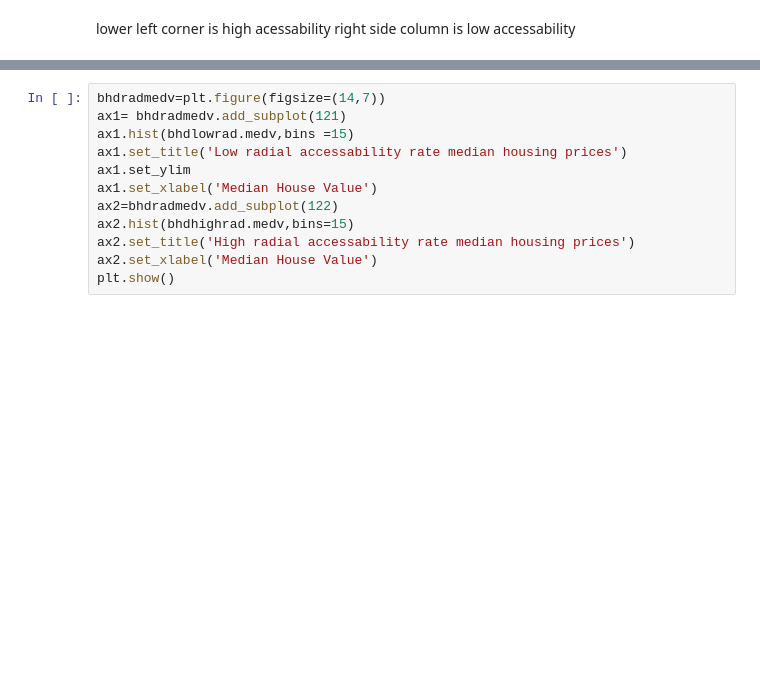
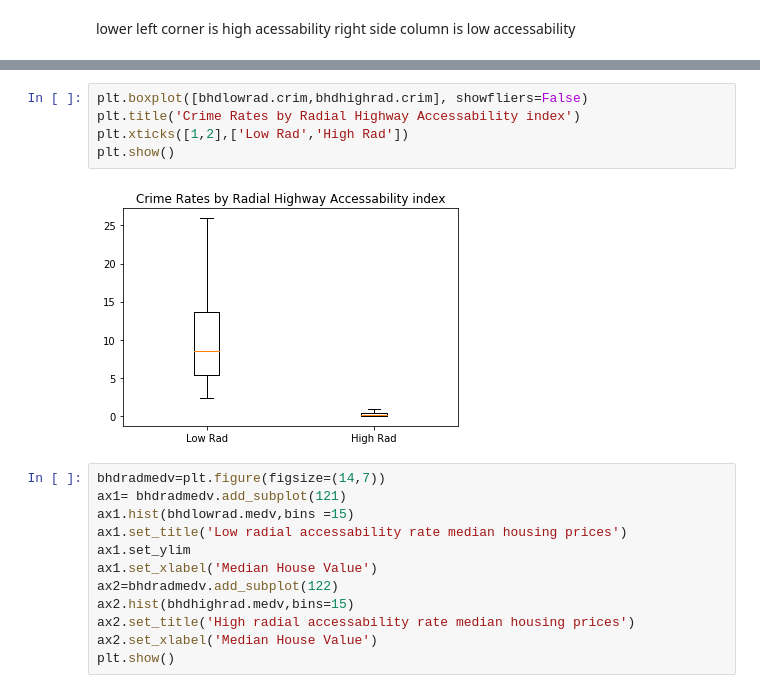
Before and after one commit to ktzioumis/dsc-1-03-16-eda-with-pandas-using-the-boston-housing-data-lab-online-ds-pt-112618, a Jupyter notebook: index.ipynb, the cells around one changed output, grey strips where cells are left out. Cells and saved outputs as stored; diff of their text form; blank space fills up the shorter version.

```diff
--- a/index.ipynb
+++ b/index.ipynb
@@ -564,3 +570,10 @@ plt.show()
+# %%
+plt.boxplot([bhdlowrad.crim,bhdhighrad.crim], showfliers=False)
+plt.title('Crime Rates by Radial Highway Accessability index')
+plt.xticks([1,2],['Low Rad','High Rad'])
+plt.show()
+# %% [output]
+[figure, added]
 # %%
 bhdradmedv=plt.figure(figsize=(14,7))
 ax1= bhdradmedv.add_subplot(121)
```
Also changed, not shown: parts of 4 cells of this notebook.
